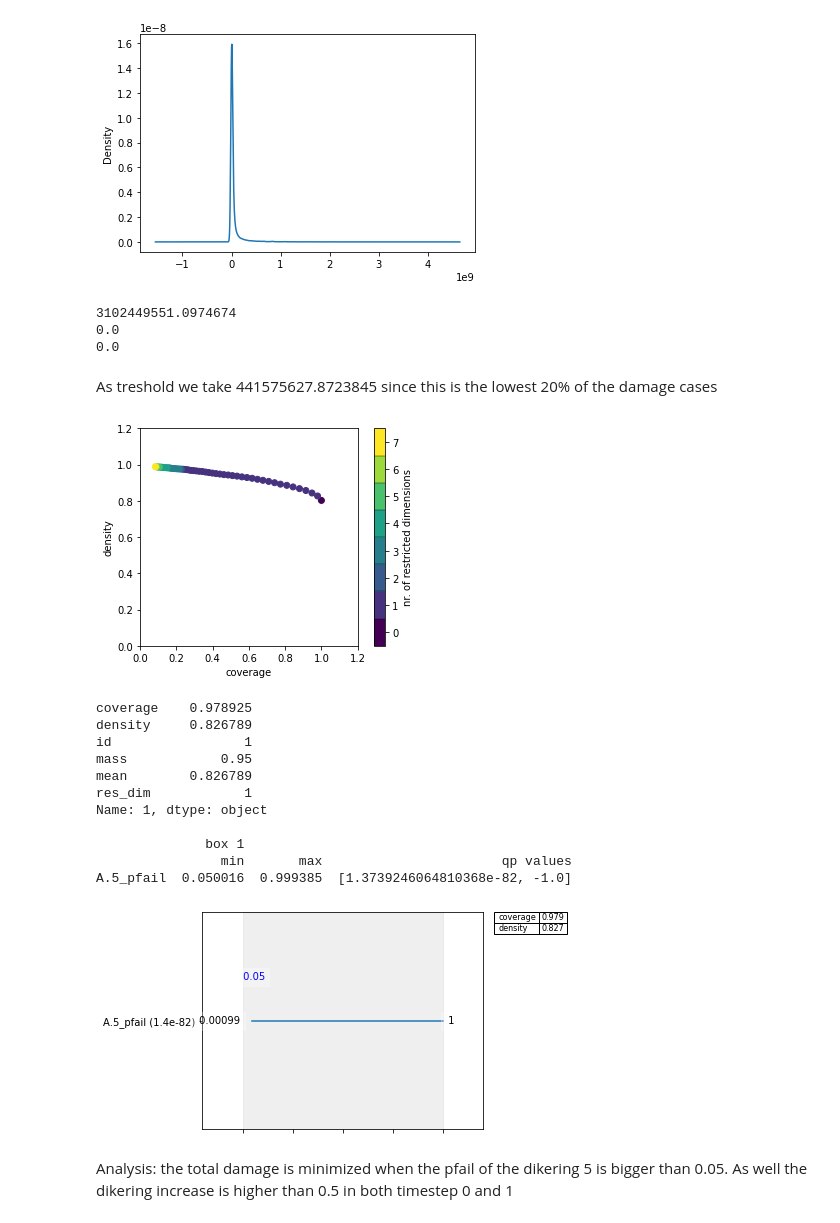
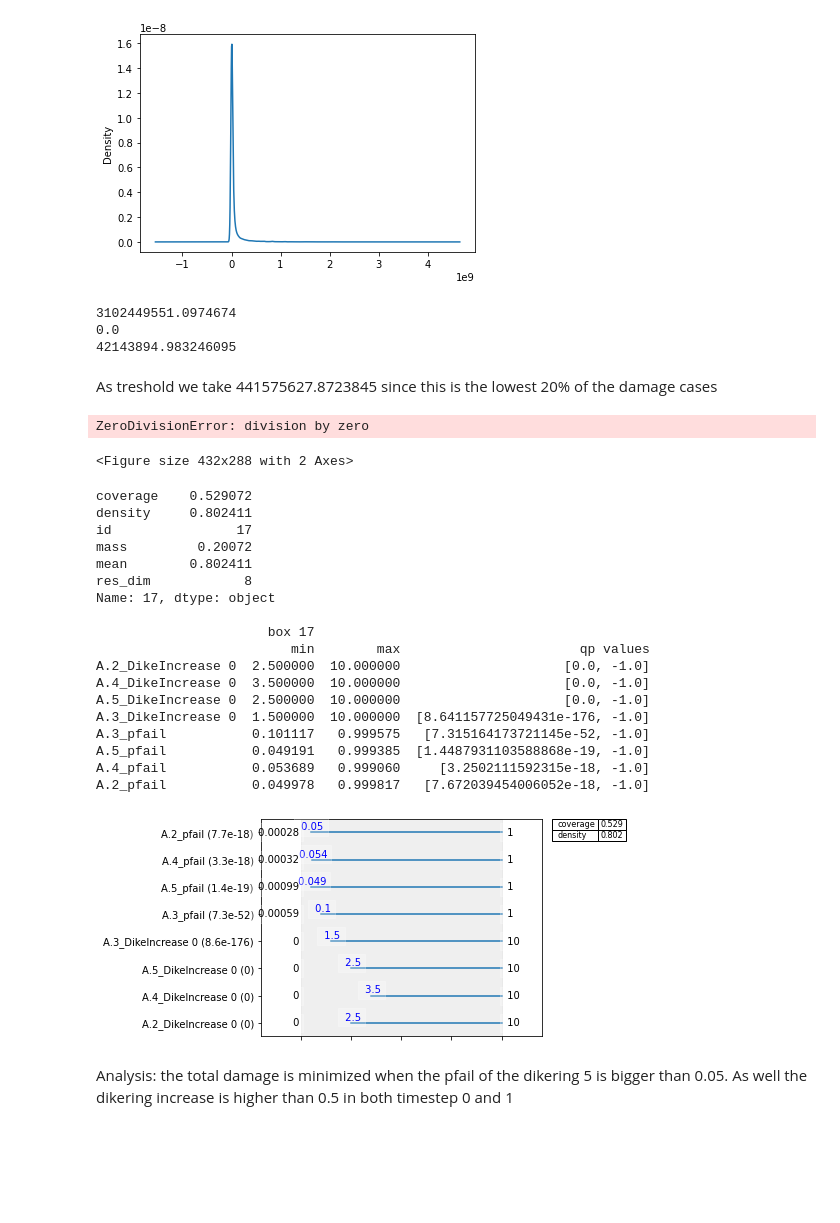
Before and after one commit to ArieTieszoon/ModelBasedDecisionMaking_G18, a Jupyter notebook: Give files/Prim_and_dimensional_stacking_100_policies.ipynb, the cells around one changed output. Drawn from its saved outputs; the diff is of its cells as text; code cells hidden in the pictures; blank space fills up the shorter version.

```diff
--- a/Give files/Prim_and_dimensional_stacking_100_policies.ipynb
+++ b/Give files/Prim_and_dimensional_stacking_100_policies.ipynb
@@ -228,18 +228,18 @@ data.plot.kde()
 data = outcomes_total_dikerings_load_DF['Expected Total Damage']
 print(data.max())
 print(data.min())
-print(data.quantile(.2))
+print(data.quantile(.8))
 # %% [output]
 3102449551.0974674
 0.0
-0.0
+42143894.983246095
 # %% [markdown]
 As treshold we take 441575627.8723845 since this is the lowest 20% of the damage cases
 # %%
-data = outcomes_total_dikerings_load_DF['A.5_Expected Total Damage']
+data = outcomes_total_dikerings_load_DF['Expected Total Damage']
 
 #is this valid?
-y = data < 2000000
+y = data > 42143894
 #y = data > 20000000
 #y = data > 242382297.91068038
 prim_alg_damage = prim.Prim(experiments,y, threshold=0.8)
@@ -249,26 +249,34 @@ box_damage = prim_alg_damage.find_box()
 box_damage.show_tradeoff()
 plt.show()
 # %% [output]
-[figure, removed]
+ZeroDivisionError: division by zero
+<Figure size 432x288 with 2 Axes>
 # %%
-box_damage.inspect(1)
+box_damage.inspect(17)
 # %% [output]
-coverage    0.978925
-density     0.826789
-id                 1
-mass            0.95
-mean        0.826789
-res_dim            1
-Name: 1, dtype: object
+coverage    0.529072
+density     0.802411
+id                17
+mass         0.20072
+mean        0.802411
+res_dim            8
+Name: 17, dtype: object
 
-              box 1
-                min       max                       qp values
-A.5_pfail  0.050016  0.999385  [1.3739246064810368e-82, -1.0]
+                      box 17
+                         min        max                       qp values
+A.2_DikeIncrease 0  2.500000  10.000000                     [0.0, -1.0]
+A.4_DikeIncrease 0  3.500000  10.000000                     [0.0, -1.0]
+A.5_DikeIncrease 0  2.500000  10.000000                     [0.0, -1.0]
+A.3_DikeIncrease 0  1.500000  10.000000  [8.641157725049431e-176, -1.0]
+A.3_pfail           0.101117   0.999575   [7.315164173721145e-52, -1.0]
+A.5_pfail           0.049191   0.999385  [1.4487931103588868e-19, -1.0]
+A.4_pfail           0.053689   0.999060     [3.2502111592315e-18, -1.0]
+A.2_pfail           0.049978   0.999817   [7.672039454006052e-18, -1.0]
 # %%
-box_damage.inspect(1,style='graph')
+box_damage.inspect(17,style='graph')
 plt.show()
 # %% [output]
-[figure, old version]
+[figure, new version]
 # %% [markdown]
 Analysis: the total damage is minimized when the pfail of the dikering 5 is bigger than 0.05. As well the dikering increase is higher than 0.5 in both timestep 0 and 1
 # %% [markdown]
```
Also changed, not shown: 1 other file.
